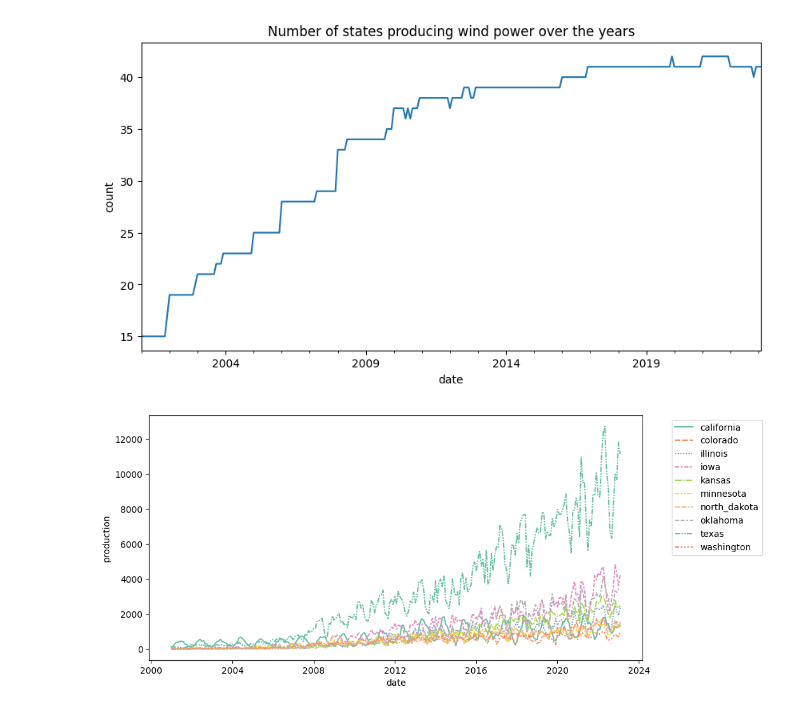
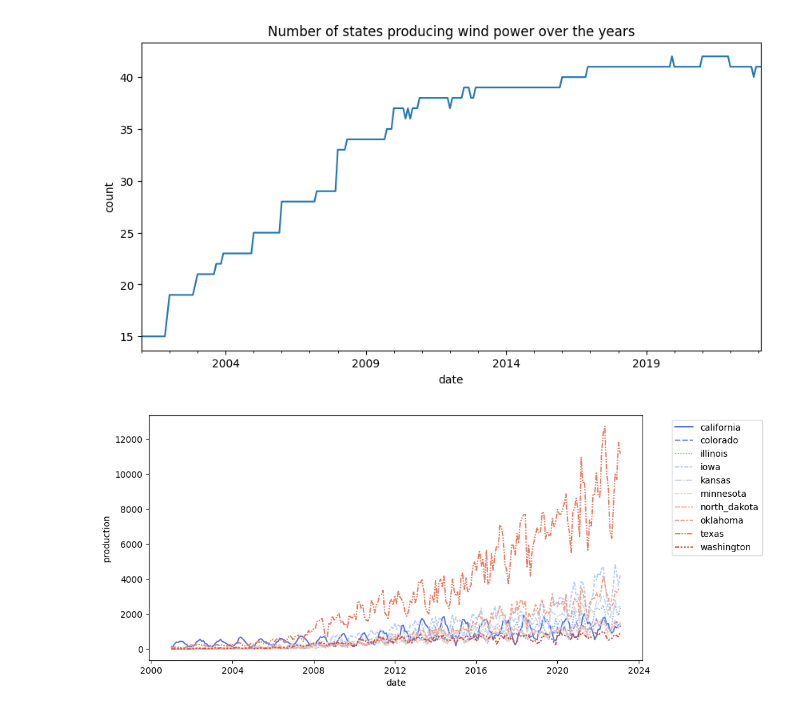
Before and after one commit to abasilio91/DS-wind_production_US, a Jupyter notebook: wind-power-production-statistical-study.ipynb, the cells around one changed output. Drawn from its saved outputs; the diff is of its cells as text; code cells hidden in the pictures.

```diff
--- a/wind-power-production-statistical-study.ipynb
+++ b/wind-power-production-statistical-study.ipynb
@@ -356,17 +356,17 @@ plt.title('Number of states producing wind power over the years');
 # %%
 #Production over time for the biggest producers (another question)
 
 aux_plot = df_wind.fillna(0.0).melt(id_vars='date', value_name='production', var_name='state')
 biggest_producers = aux_plot.groupby(by='state')['production'].sum().sort_values(ascending=False)[:10].index.tolist()
 
 plt.subplots(figsize=(10,5))
 sns.lineplot(data = aux_plot.query('state in @biggest_producers'),
              x='date',
              y='production',
              hue='state',
-             palette='Set2',
+             palette='coolwarm',
              style='state')
 
 plt.legend(bbox_to_anchor=(1.05, 1));
 # %% [output]
-[figure, old version]
+[figure, new version]
```
